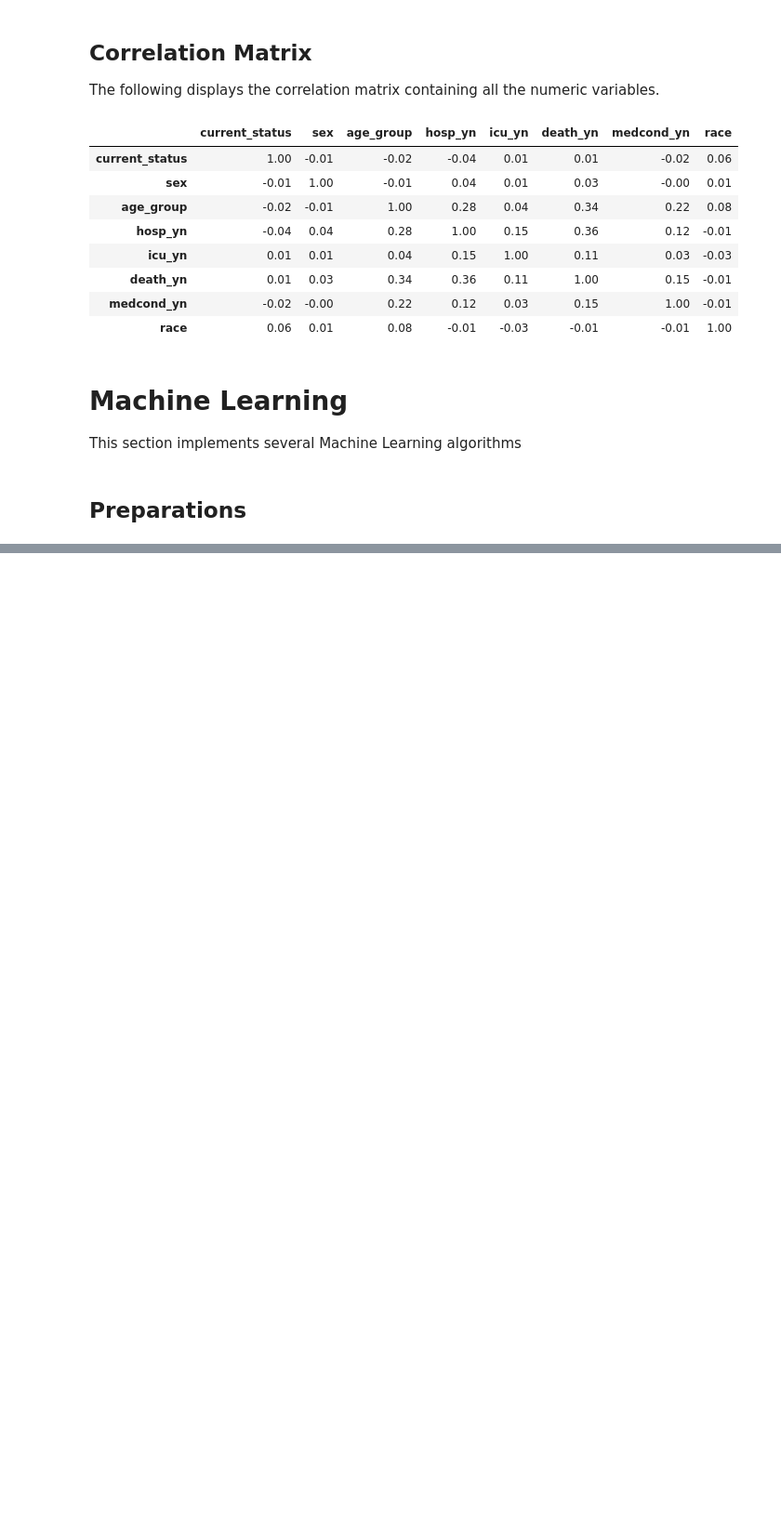
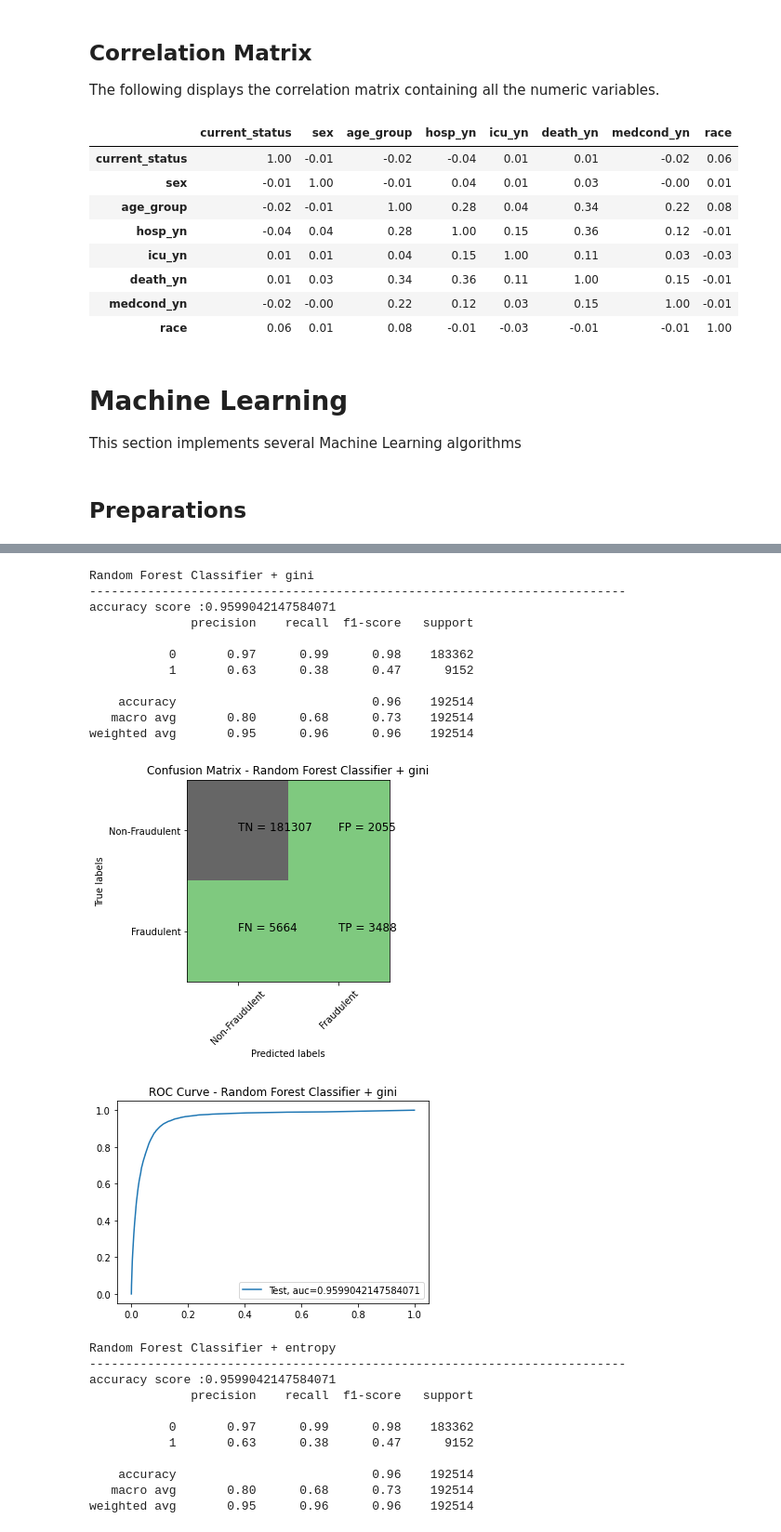
Before and after one commit to babakmahmoudian/ADS-ML, a Jupyter notebook: ml.ipynb, the cells around one changed output, grey strips where cells are left out. Shown at 93% size. Drawn from its saved outputs; the diff is of its cells as text; code cells hidden in the pictures; blank space fills up the shorter version.

```diff
--- a/ml.ipynb
+++ b/ml.ipynb
@@ -527,0 +594,43 @@ weighted avg       0.95      0.96      0.95    192514
+# %%
+# Random Forest
+from sklearn.ensemble import RandomForestClassifier
+
+rfc_model = RandomForestClassifier(bootstrap = True,
+                                max_features = 'sqrt', random_state=12)
+rfc_model.fit(x_train,y_train)
+pred5 = rfc_model.predict(x_test)
+prob5 = rfc_model.predict_proba(x_test)
+print_results("Random Forest Classifier + gini", y_test, pred5,prob5[:,-1])
+
+rfc_model2 = RandomForestClassifier(bootstrap = True,criterion='entropy',max_features = 'sqrt', random_state=12)
+rfc_model2.fit(x_train,y_train)
+pred6 = rfc_model2.predict(x_test)
+prob6 = rfc_model2.predict_proba(x_test)
+print_results("Random Forest Classifier + entropy ", y_test, pred6,prob6[:,-1])
+
+evaluation_df
+# %% [output]
+Random Forest Classifier + gini
+--------------------------------------------------------------------------
+accuracy score :0.9599042147584071
+              precision    recall  f1-score   support
+
+           0       0.97      0.99      0.98    183362
+           1       0.63      0.38      0.47      9152
+
+    accuracy                           0.96    192514
+   macro avg       0.80      0.68      0.73    192514
+weighted avg       0.95      0.96      0.96    192514
+[figure, added]
+[figure, added]
+Random Forest Classifier + entropy
+--------------------------------------------------------------------------
+accuracy score :0.9599042147584071
+              precision    recall  f1-score   support
+
+           0       0.97      0.99      0.98    183362
+           1       0.63      0.38      0.47      9152
+
+    accuracy                           0.96    192514
+   macro avg       0.80      0.68      0.73    192514
+weighted avg       0.95      0.96      0.96    192514
```
Also changed, not shown: parts of 25 cells of this notebook.
